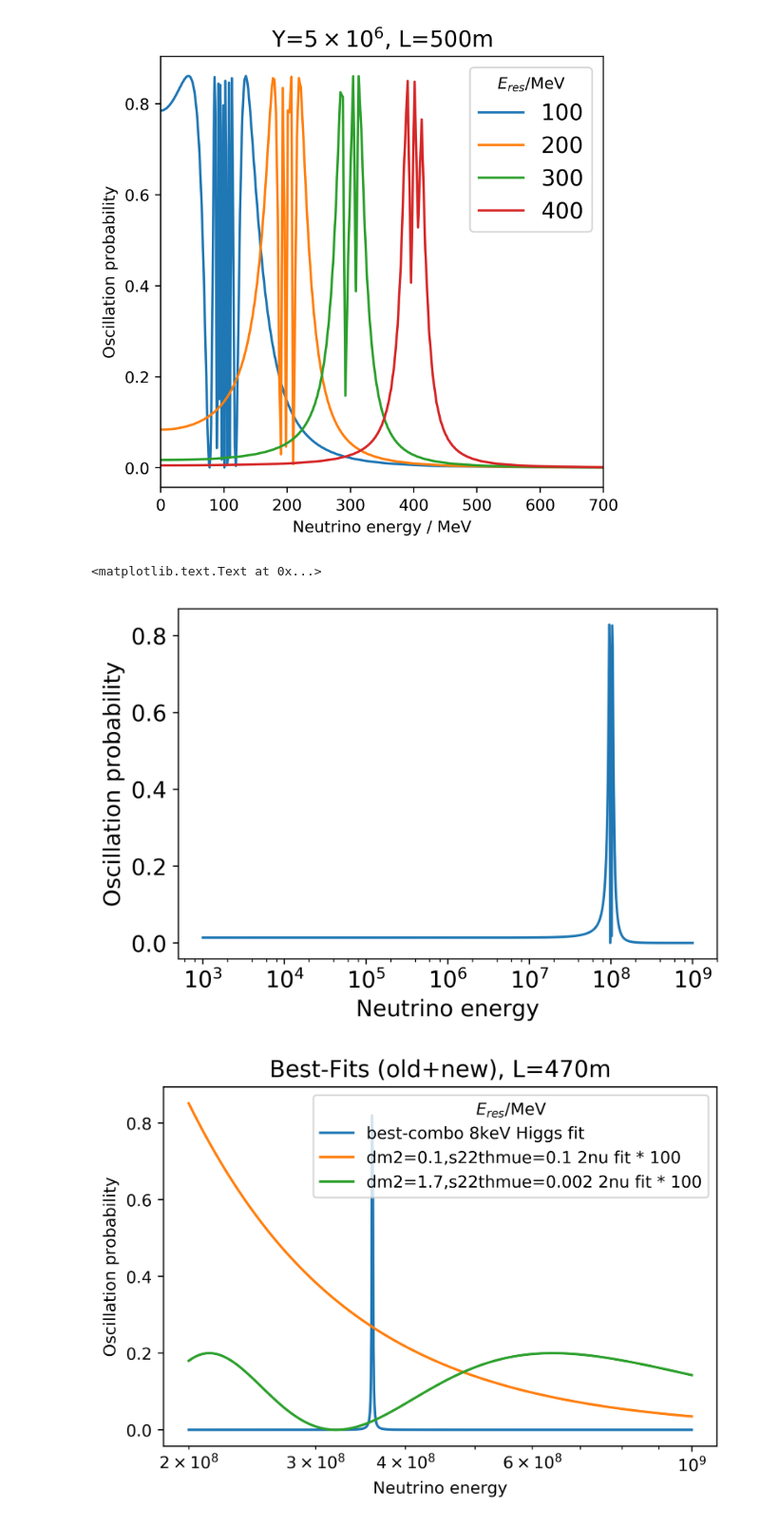
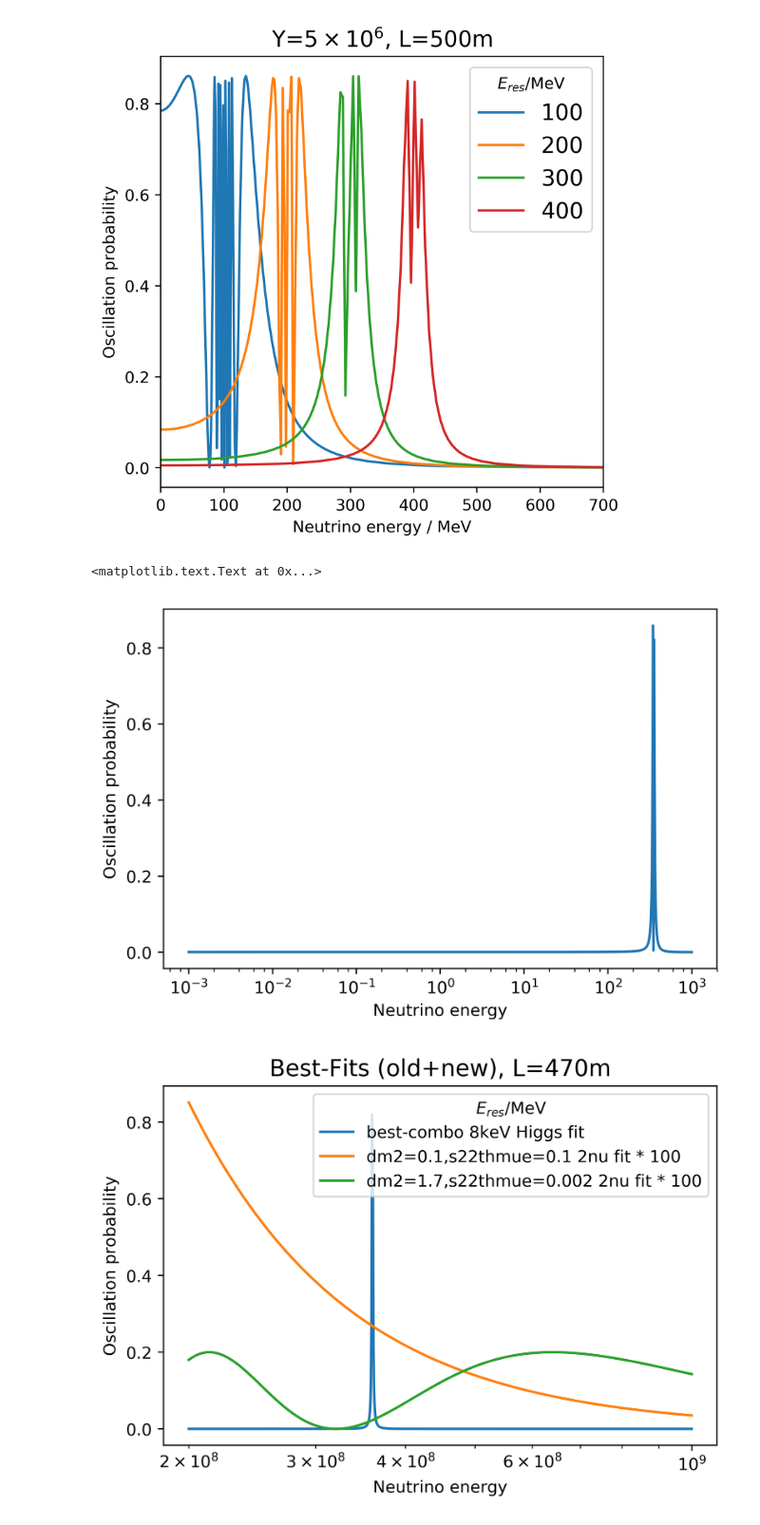
Before and after one commit to echurch/OscProbsNuHiggs, a Jupyter notebook: MBFromCNuB.ipynb, the cells around one changed output. Shown at 95% size. Cells and saved outputs as stored; diff of their text form; code cells hidden in the pictures.

```diff
--- a/MBFromCNuB.ipynb
+++ b/MBFromCNuB.ipynb
@@ -21,7 +21,10 @@ LConv=197.*10**-9
 Eres=lambda mi,mh: mh**2/(2*mi)
 
 #Osc probability
-OscProbYNew=lambda L,E,Eres,Y:0.861*numpy.sin((Y/(E**2.-Eres**2)*(L/LConv)))**2
+
+OscProbYNewZWA=lambda L,E,Eres,Y:0.861*numpy.sin((Y/(E**2.-Eres**2)*(L/LConv)))**2
+OscProbYNew=lambda L,E,Eres,m,N,g:0.861*numpy.sin(0.5*N*g**2/8/m * ((E-Eres)/((E-Eres)**2+(0.5*g**2*Eres**2))-(E+Eres)/((E+Eres)**2+(0.5*g**2*Eres**2))**2)*(L/LConv))**2
+
 
 c = scipy.stats.chisquare([2,3,5],[4,4,4])
 print c
@@ -32,8 +35,7 @@ Power_divergenceResult(statistic=1.5, pvalue=0.47236655274101469)
 pylab.figure(figsize=(5,5))
 vars=numpy.logspace(3,9,1000)
 for i in range(100, 500, 100):
-    pylab.plot(vars/1e6,OscProbYNew(500,vars,i*1e6,500000),label=str(i))
-#pylab.semilogx()
+    pylab.plot(vars/1e6,OscProbYNewZWA(500,vars,i*1e6,500000),label=str(i))
 pylab.xlim(0,700)
 pylab.legend(title=r"$E_{res}$/MeV",fontsize=14)
 pylab.xlabel("Neutrino energy / MeV")
@@ -45,7 +47,7 @@ pylab.show()
 pylab.figure(figsize=(5,5))
 vars=numpy.logspace(3,9,1000)
 for i in range(100, 500, 100):
-    pylab.plot(vars/1e6,OscProbYNew(500,vars,i*1e6,5000000),label=str(i))
+    pylab.plot(vars/1e6,OscProbYNewZWA(500,vars,i*1e6,5000000),label=str(i))
 #pylab.semilogx()
 pylab.xlim(0,700)
 pylab.legend(title=r"$E_{res}$/MeV",fontsize=14)
@@ -60,13 +62,15 @@ pylab.show()
 # %%
 #Another one for playing around
 vars=numpy.logspace(3,9,1000)
-pylab.plot(vars,OscProbYNew(500,vars,1e8,500000),label=str(i))
+#pylab.plot(vars,OscProbYNew(500,vars,1e8,500000),label=str(i))
+pylab.plot(vars/1e6,OscProbYNew(500,vars,350*1e6,0.1,5E9,1E-6),label=str(i))
+#pylab.semilogx()
 pylab.semilogx()
 pylab.xlabel("Neutrino energy")
 pylab.ylabel("Oscillation probability")
 # %% [output]
 <matplotlib.text.Text at 0x...>
-[figure, old version]
+[figure, new version]
 # %%
 #Best-fit
 
```
Also changed, not shown: parts of 3 cells of this notebook.
